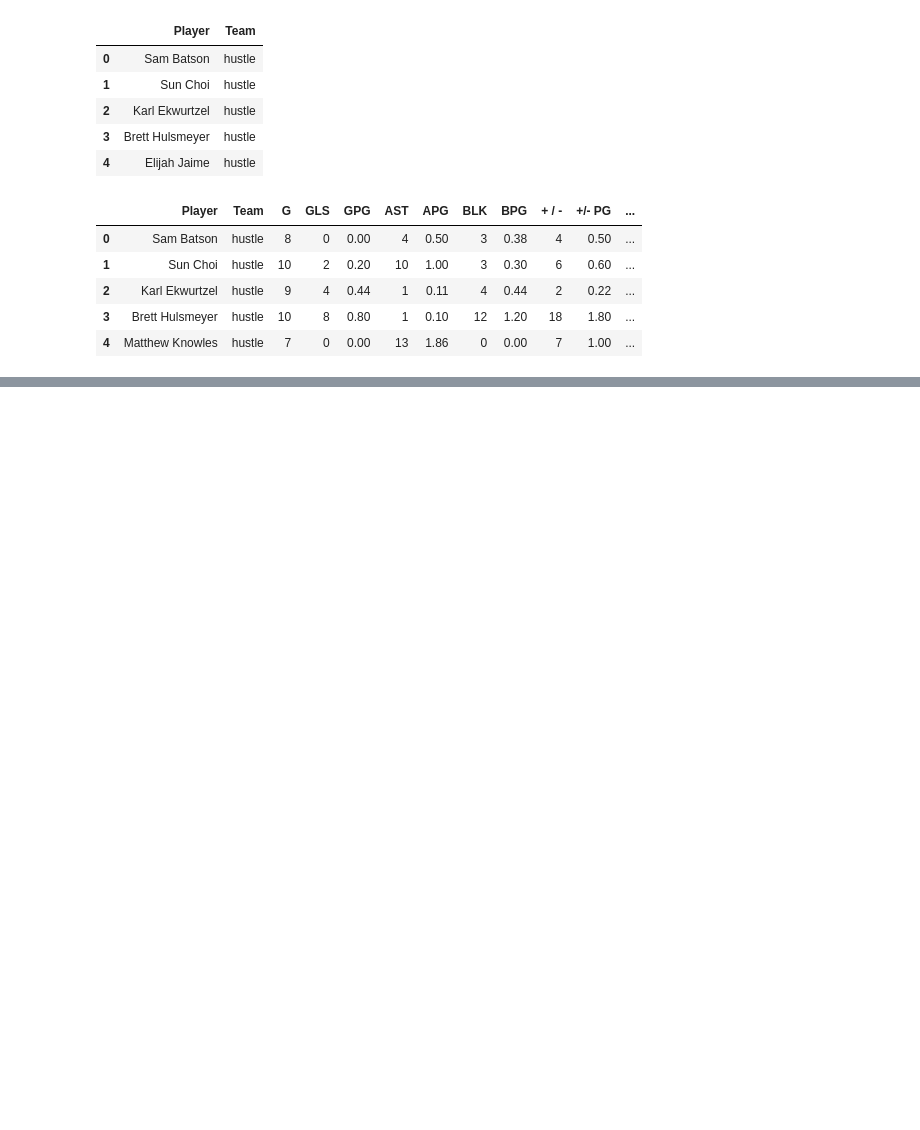
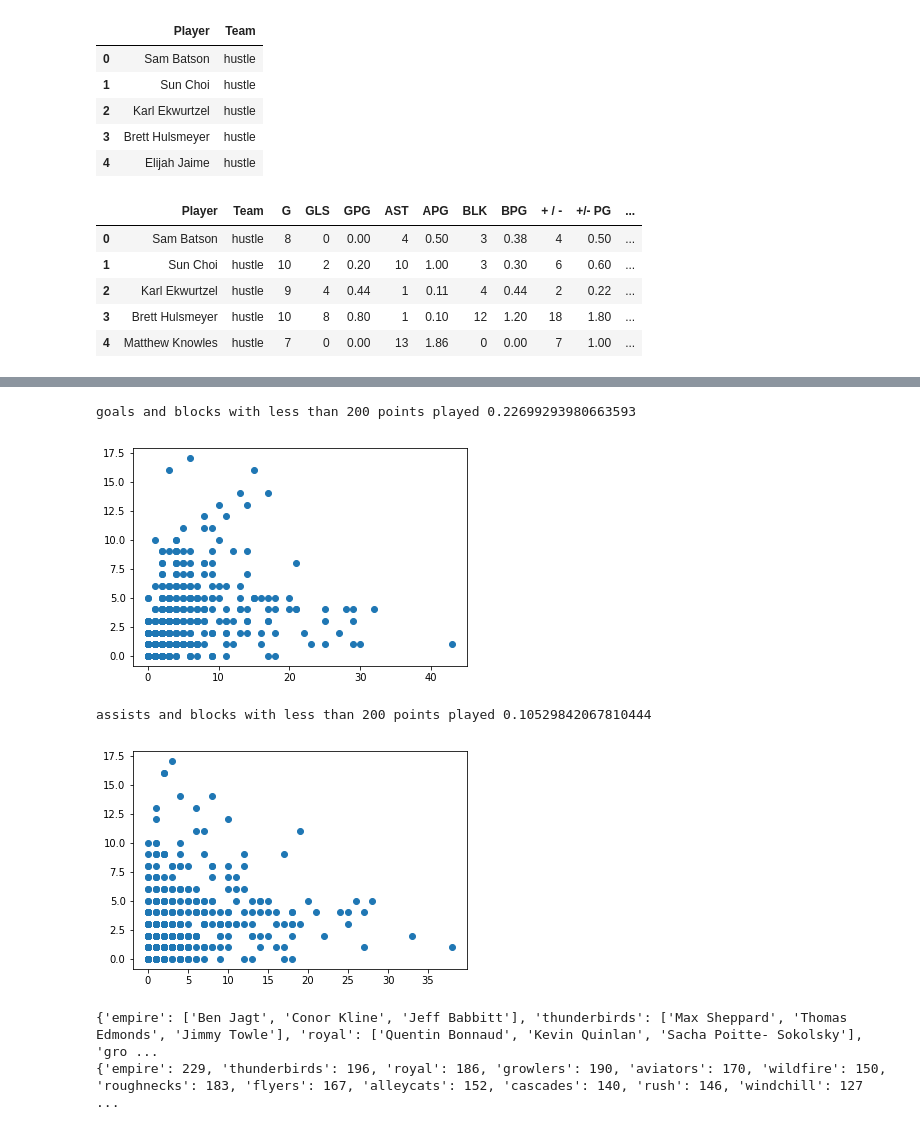
Before and after one commit to Samcfuchs/2950, a Jupyter notebook: notebooks/leo.ipynb, the cells around one changed output, grey strips where cells are left out. Drawn from its saved outputs; the diff is of its cells as text; code cells hidden in the pictures; blank space fills up the shorter version.

```diff
--- a/notebooks/leo.ipynb
+++ b/notebooks/leo.ipynb
@@ -134,0 +144,34 @@ assists and blocks with more than 50 points played 0.09995335433917836
+# %%
+less_than_200_data = data.loc[data['PP'] < 200]
+print('goals and blocks with less than 200 points played',np.corrcoef(less_than_200_data['GLS'], less_than_200_data['BLK'])[0][1])
+plt.scatter(less_than_200_data['GLS'], less_than_200_data['BLK'])
+plt.show()
+print('assists and blocks with less than 200 points played',np.corrcoef(less_than_200_data['AST'], less_than_200_data['BLK'])[0][1])
+plt.scatter(less_than_200_data['AST'], less_than_200_data['BLK'])
+plt.show()
+# %% [output]
+goals and blocks with less than 200 points played 0.22699293980663593
+[figure, added]
+assists and blocks with less than 200 points played 0.10529842067810444
+[figure, added]
+# %%
+data.rename(columns={'+ / -':'plus_minus'}, inplace=True)
+data.sort_values(by=['plus_minus'], inplace=True, ascending = False)
+teams_names = {}
+teams_pmt = {}
+data.head()
+for team_name in data.Team.unique():
+    team_leaders_list = []
+    plus_minus_total = 0
+    temp_df = data.loc[data['Team'] == team_name]
+    for x in range(0,3):
+        entry = temp_df.iloc[x]
+        team_leaders_list.append(entry['Player'])
+        plus_minus_total += entry['plus_minus']
+    teams_pmt[team_name] = plus_minus_total
+    team_leaders[team_name] = team_leaders_list
+print(team_leaders)
+print(teams_pmt)
+# %% [output]
+{'empire': ['Ben Jagt', 'Conor Kline', 'Jeff Babbitt'], 'thunderbirds': ['Max Sheppard', 'Thomas Edmonds', 'Jimmy Towle'], 'royal': ['Quentin Bonnaud', 'Kevin Quinlan', 'Sacha Poitte- Sokolsky'], 'gro ...
+{'empire': 229, 'thunderbirds': 196, 'royal': 186, 'growlers': 190, 'aviators': 170, 'wildfire': 150, 'roughnecks': 183, 'flyers': 167, 'alleycats': 152, 'cascades': 140, 'rush': 146, 'windchill': 127 ...
```
Also changed, not shown: parts of 18 cells of this notebook.
